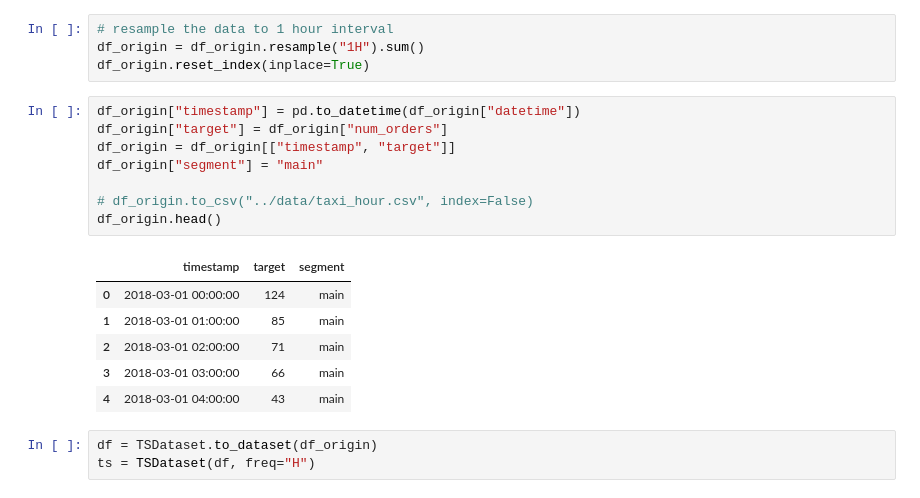
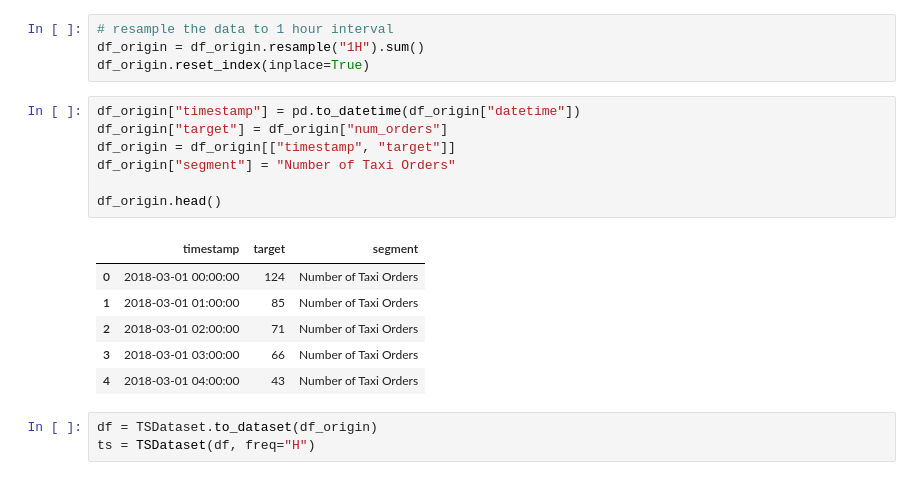
Before and after one commit to WanomiR/Test-Assignments, a Jupyter notebook: Aramco/home_task_3/notebooks/main_pipeline.ipynb, the cells around one changed output. Cells and saved outputs as stored; diff of their text form.

```diff
--- a/Aramco/home_task_3/notebooks/main_pipeline.ipynb
+++ b/Aramco/home_task_3/notebooks/main_pipeline.ipynb
@@ -40,18 +40,17 @@ df_origin.reset_index(inplace=True)
 # %%
 df_origin["timestamp"] = pd.to_datetime(df_origin["datetime"])
 df_origin["target"] = df_origin["num_orders"]
 df_origin = df_origin[["timestamp", "target"]]
-df_origin["segment"] = "main"
+df_origin["segment"] = "Number of Taxi Orders"
 
-# df_origin.to_csv("../data/taxi_hour.csv", index=False)
 df_origin.head()
 # %% [output]
 |  | timestamp | target | segment |
-| 0 | 2018-03-01 00:00:00 | 124 | main |
-| 1 | 2018-03-01 01:00:00 | 85 | main |
-| 2 | 2018-03-01 02:00:00 | 71 | main |
-| 3 | 2018-03-01 03:00:00 | 66 | main |
-| 4 | 2018-03-01 04:00:00 | 43 | main |
+| 0 | 2018-03-01 00:00:00 | 124 | Number of Taxi Orders |
+| 1 | 2018-03-01 01:00:00 | 85 | Number of Taxi Orders |
+| 2 | 2018-03-01 02:00:00 | 71 | Number of Taxi Orders |
+| 3 | 2018-03-01 03:00:00 | 66 | Number of Taxi Orders |
+| 4 | 2018-03-01 04:00:00 | 43 | Number of Taxi Orders |
 # %%
 df = TSDataset.to_dataset(df_origin)
 ts = TSDataset(df, freq="H")
```
Also changed, not shown: parts of 11 cells of this notebook, 7 other files.
